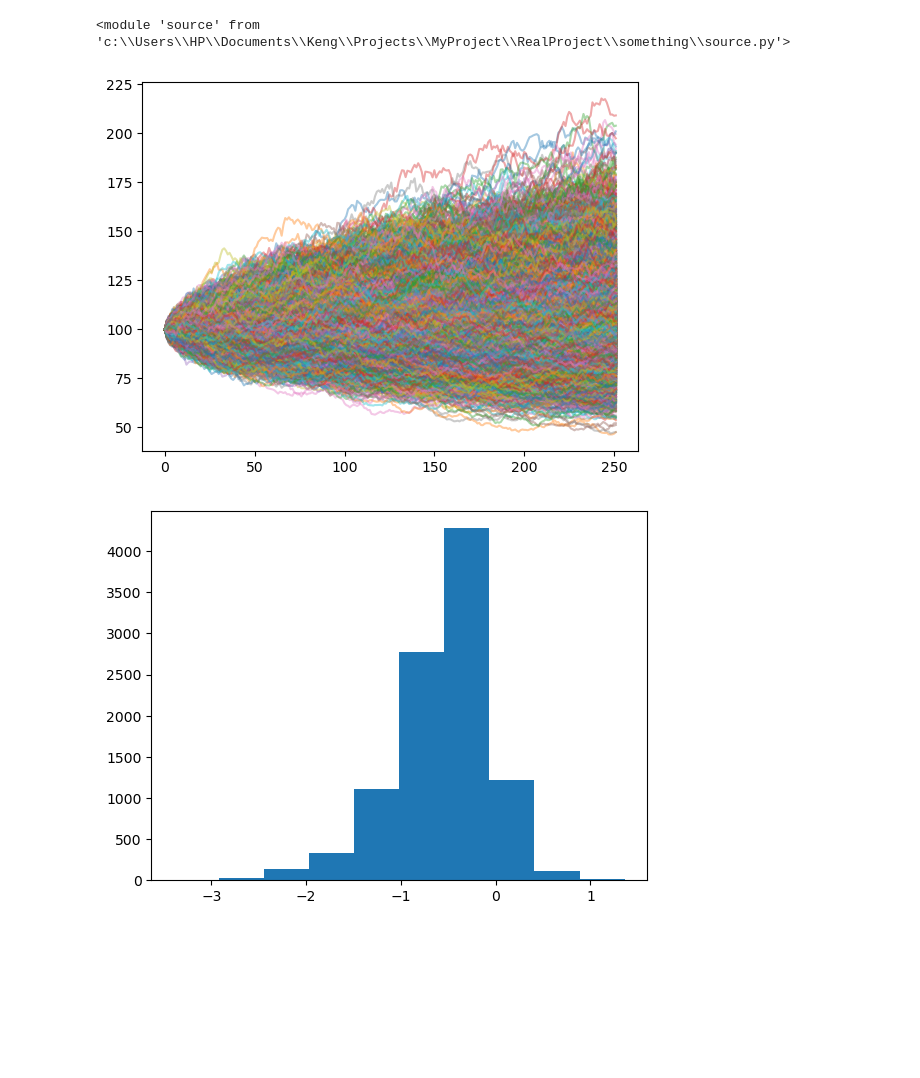
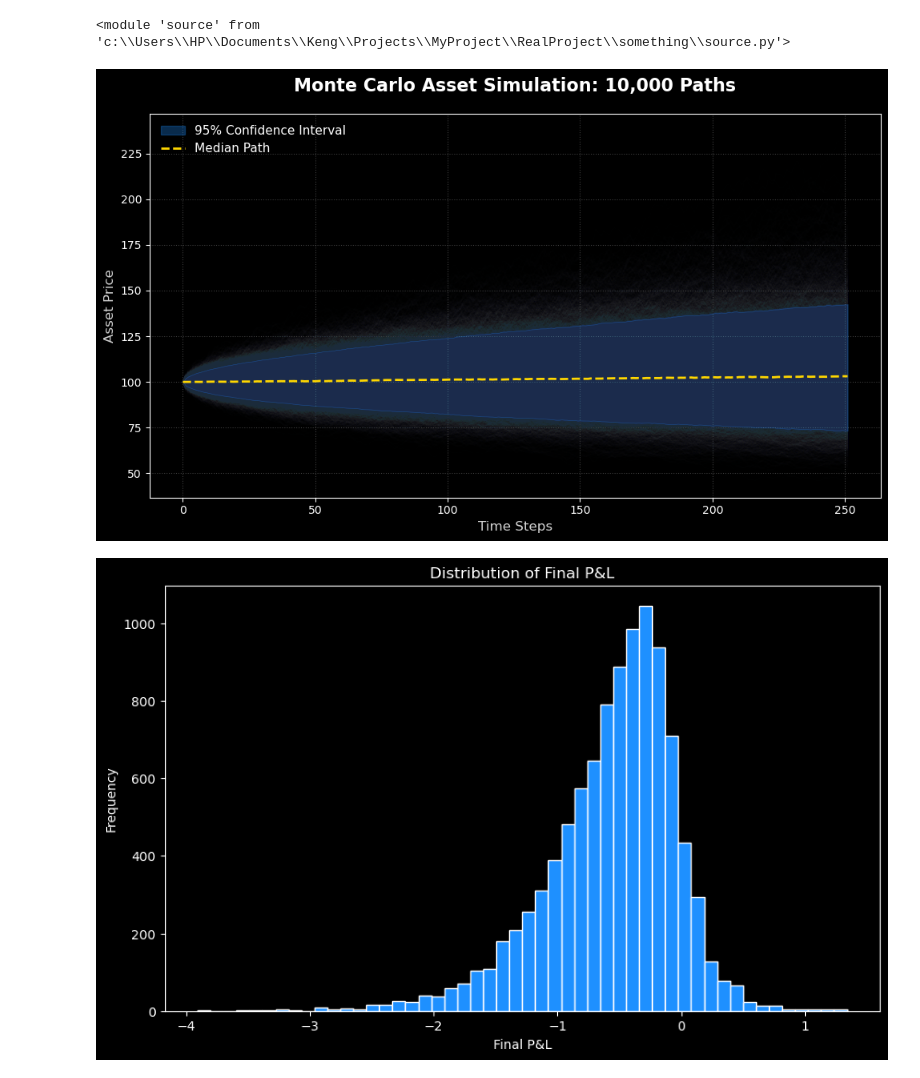
Before and after one commit to KengThanabadee/dynamic-hedging-bot, a Jupyter notebook: experiment.ipynb, the cells around one changed output. Cells and saved outputs as stored; diff of their text form; code cells hidden in the pictures; blank space fills up the shorter version.

Commit message:
Improve Monte Carlo plot and clean up notebook styling

```diff
--- a/experiment.ipynb
+++ b/experiment.ipynb
@@ -2,6 +2,7 @@
 import pandas as pd
 import numpy as np
 import matplotlib.pyplot as plt
+plt.style.use('dark_background')
 import importlib
 import source
 # %%
@@ -13,37 +14,63 @@ from source import PriceSimulator, GreeksEngine, HedgingBot
 # %%
 T = 1
 n = 252
+m = 10_000
 r = 0.03
 fee_rate = 0.001
 
-sim = PriceSimulator(100, 0.05, 0.2, T, n, 10_000, "GBM")
+sim = PriceSimulator(100, 0.05, 0.2, T, n, m, "GBM")
 paths = sim.simulate()
 
 greek = GreeksEngine("Call", 110, r, 0.2, 1)
 premium = greek.price(100, 0)
 
 t = np.linspace(0, T, n)
 all_deltas = greek.compute_all_deltas(paths, t)
 delta_diff = all_deltas[:, 1:] - all_deltas[:, :-1]
 # prepend initial position change (from 0 to delta_0)
 initial_diff = all_deltas[:, 0:1] # shape (m, 1)
 delta_diff = np.hstack([initial_diff, delta_diff]) # shape (m, n)
 cash_changes = -delta_diff * paths
 cost = fee_rate * np.abs(delta_diff) * paths
 cash_changes -= cost
 time_remaining = T - t
 total_cash = premium * np.exp(r * T) + (cash_changes * np.exp(r * time_remaining)).sum(axis=1)
 payoff = np.maximum(paths[:, -1] - greek.K, 0)
 final_PnL = total_cash + all_deltas[:, -1] * paths[:, -1] - payoff
 
+VaR_95 = -np.percentile(final_PnL, 5)
+CVaR_95 = -final_PnL[final_PnL < -VaR_95].mean()
+adjusted_premium = premium + CVaR_95
+
+median_path = np.median(paths, axis=0)
+upper_95 = np.percentile(paths, 95, axis=0)
+lower_5 = np.percentile(paths, 5, axis=0)
+time_steps = np.arange(paths.shape[1])
+
 # Plotting paths
-plt.figure()
-plt.plot(paths.T, alpha=0.4)
+plt.figure(figsize=(10, 6))
+plt.plot(paths.T, color='slategray', alpha=0.01, rasterized=True)
+plt.fill_between(time_steps, lower_5, upper_95, color='dodgerblue', alpha=0.3, label="95% Confidence Interval")
+
+plt.plot(time_steps, median_path, color="gold", linewidth=2, label="Median Path", linestyle="--")
+
+plt.title(f"Monte Carlo Asset Simulation: {m:,} Paths", fontsize=16, fontweight='bold', pad=20, color='white')
+
+plt.xlabel("Time Steps", fontsize=12, color="lightgray")
+plt.ylabel("Asset Price", fontsize=12, color="lightgray")
+
+plt.grid(True, linestyle=":", alpha=0.3, color="lightgray" )
+plt.legend(loc="upper left", frameon=False, fontsize=11)
+plt.tight_layout()
+
 plt.show()
 
-plt.figure()
-plt.hist(final_PnL)
+plt.figure(figsize=(10, 6))
+plt.hist(final_PnL, color="dodgerblue", bins=50, edgecolor="white")
+plt.xlabel("Final P&L")
+plt.ylabel("Frequency")
+plt.title("Distribution of Final P&L")
 plt.show()
 # %% [output]
-[figure, old version]
+[figure, new version]
-[figure, old version]
+[figure, new version]
```
Also changed, not shown: parts of 3 cells of this notebook, 1 other file.
